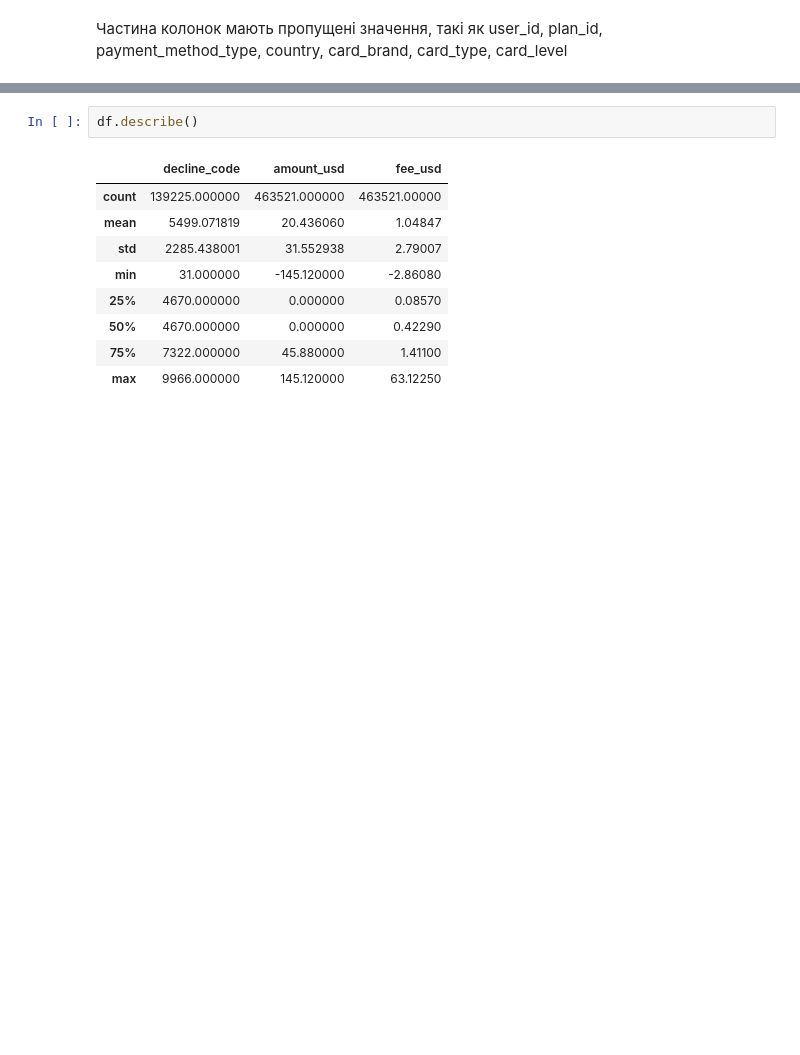
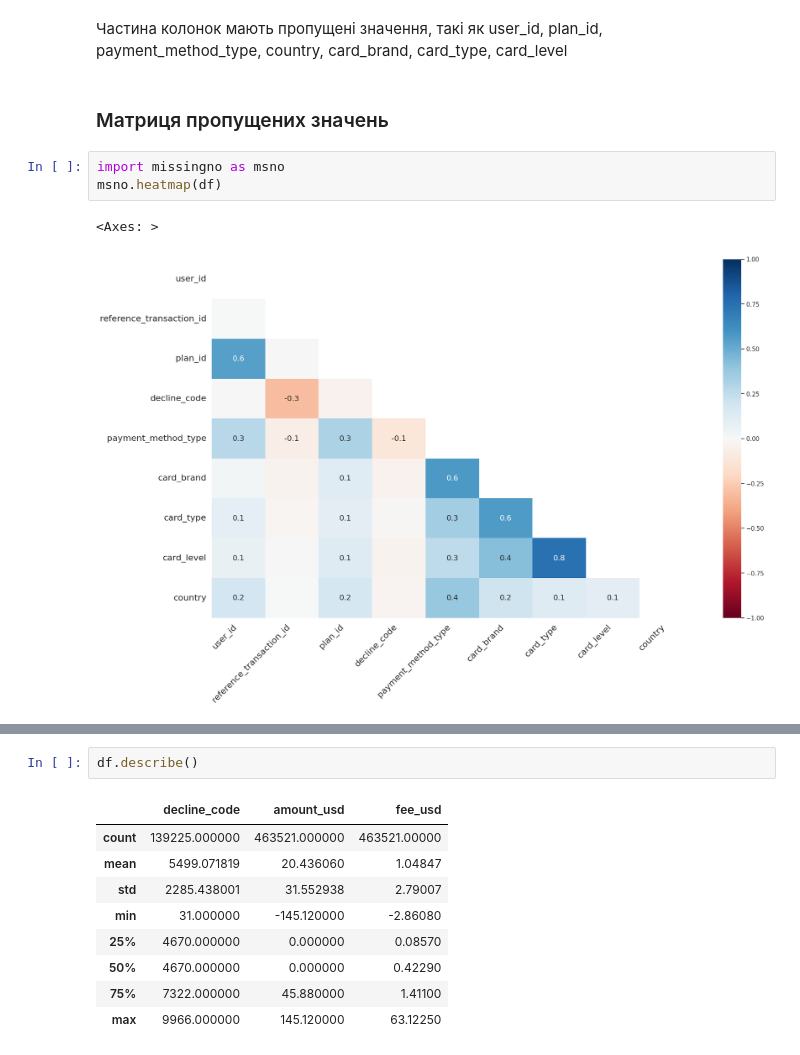
Before and after one commit to bukovskiy7777/Data-Analysis, a Jupyter notebook: Test_task.ipynb, the cells around one changed output, grey strips where cells are left out. Drawn from its saved outputs; the diff is of its cells as text; blank space fills up the shorter version.

```diff
--- a/Test_task.ipynb
+++ b/Test_task.ipynb
@@ -46,2 +67,10 @@ memory usage: 60.1+ MB
 # %% [markdown]
 Частина колонок мають пропущені значення, такі як user_id, plan_id, payment_method_type, country, card_brand, card_type, card_level
+# %% [markdown]
+### Матриця пропущених значень
+# %%
+import missingno as msno
+msno.heatmap(df)
+# %% [output]
+<Axes: >
+[figure, added]
```
Also changed, not shown: parts of 27 cells of this notebook.
